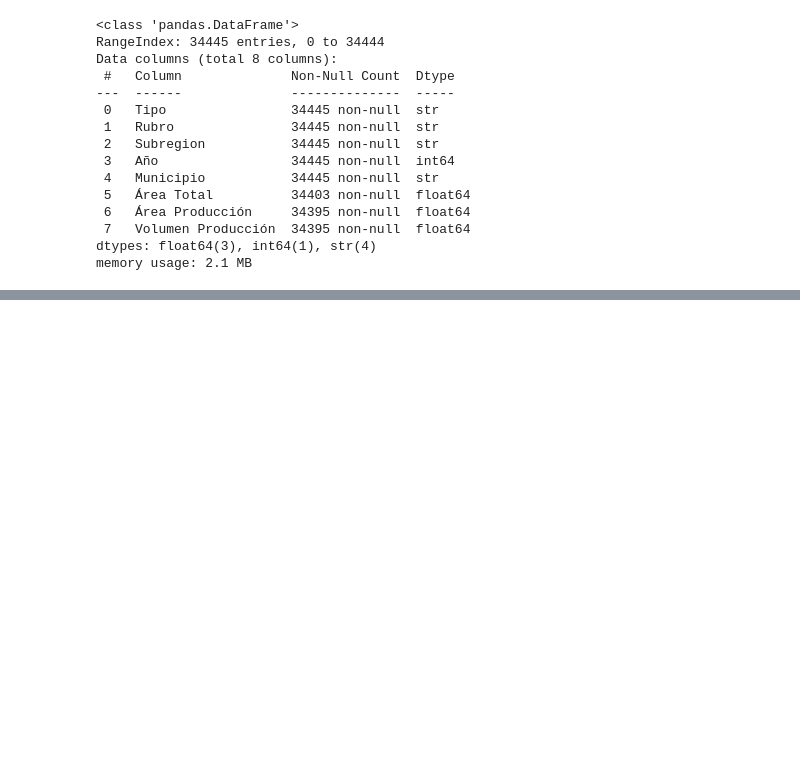
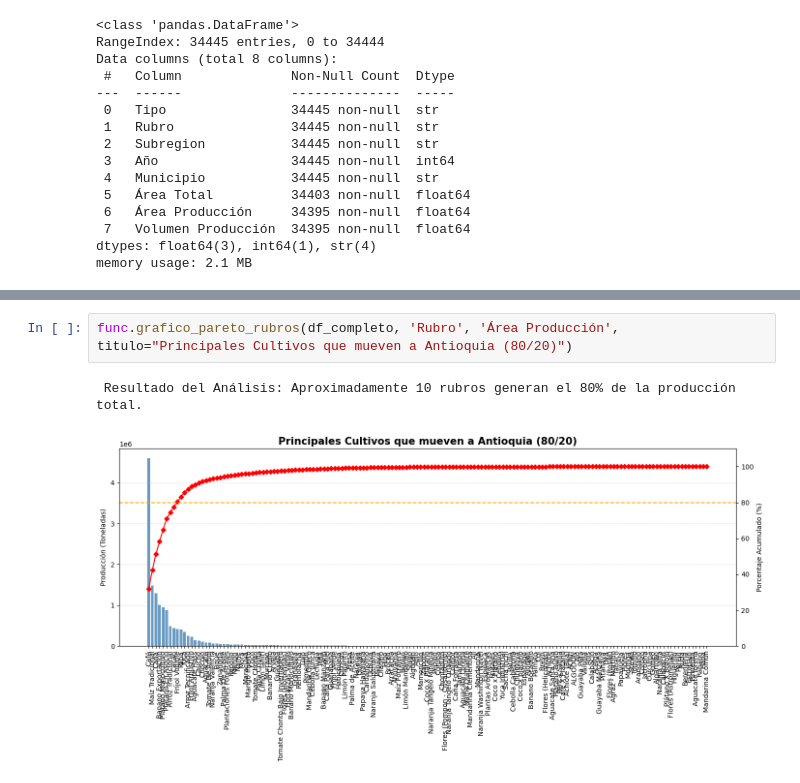
Before and after one commit to MonicaVega28/agricultura-y-desarrollo-rural-EDA, a Jupyter notebook: Analisis.ipynb, the cells around one changed output, grey strips where cells are left out. Saved outputs shown, nothing was run; the diff lists cells and outputs as text; blank space fills up the shorter version.

```diff
--- a/Analisis.ipynb
+++ b/Analisis.ipynb
@@ -96,0 +112,5 @@ memory usage: 2.1 MB
+# %%
+func.grafico_pareto_rubros(df_completo, 'Rubro', 'Área Producción', titulo="Principales Cultivos que mueven a Antioquia (80/20)")
+# %% [output]
+ Resultado del Análisis: Aproximadamente 10 rubros generan el 80% de la producción total.
+[figure, added]
```
Also changed, not shown: parts of 3 cells of this notebook, 1 other file.
